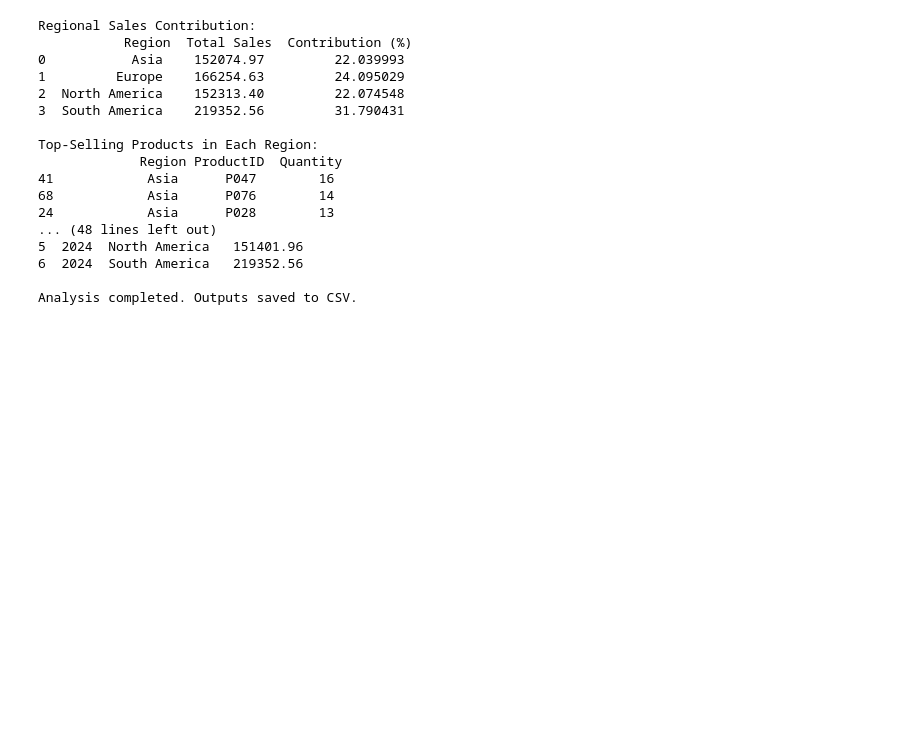
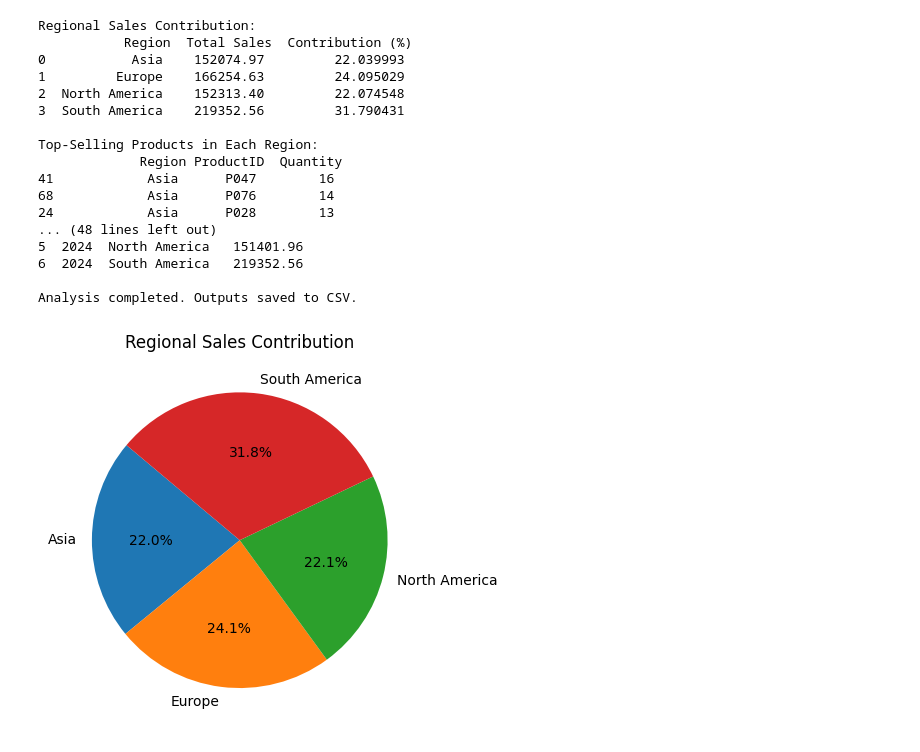
Before and after one commit to Sunita-Shakuniya/Data-Science, a Jupyter notebook: code/task_1/EDA.ipynb, the cells around one changed output. Drawn from its saved outputs; the diff is of its cells as text; code cells hidden in the pictures; blank space fills up the shorter version.

```diff
--- a/code/task_1/EDA.ipynb
+++ b/code/task_1/EDA.ipynb
@@ -139,3 +139,16 @@ Top-Selling Products in Each Region:
 6  2024  South America   219352.56
 
 Analysis completed. Outputs saved to CSV.
+# %%
+import matplotlib.pyplot as plt
+
+region_data = {
+    'Region': ['Asia', 'Europe', 'North America', 'South America'],
+    'Total Sales': [152074.97, 166254.63, 152313.40, 219352.56]
+}
+
+plt.pie(region_data['Total Sales'], labels=region_data['Region'], autopct='%1.1f%%', startangle=140)
+plt.title('Regional Sales Contribution')
+plt.show()
+# %% [output]
+[figure, added]
```
Also changed, not shown: parts of 4 cells of this notebook, 1 other file.
